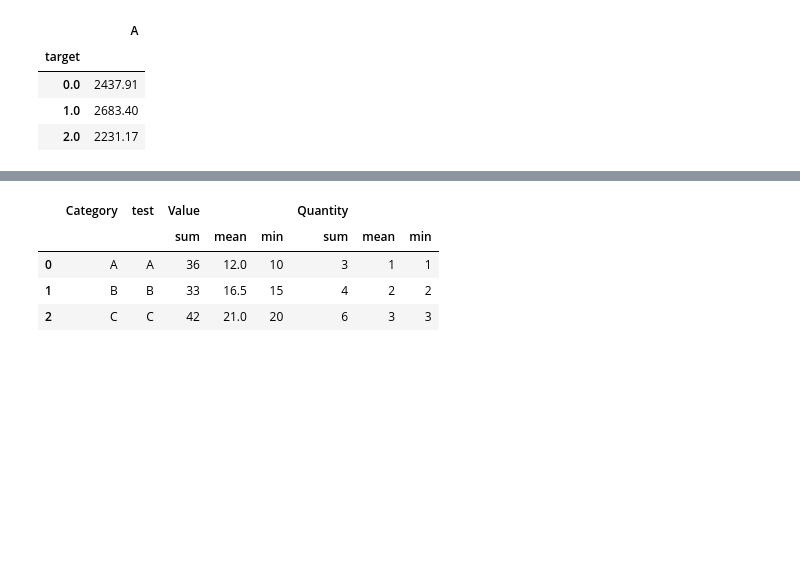
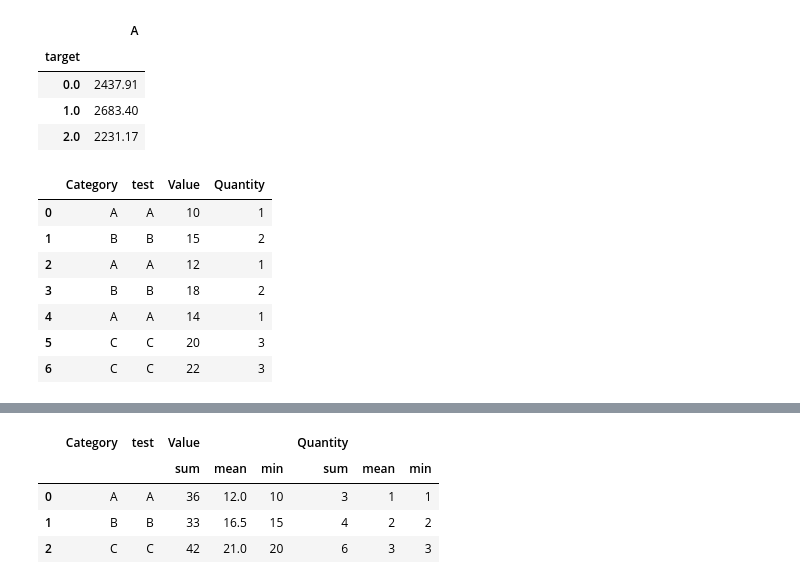
Before and after one commit to SahilBhutani09/Sahil-Assignments, a Jupyter notebook: DataFrames Good to Know/DataFrames Tutorials.ipynb, the cells around one changed output, grey strips where cells are left out. Cells and saved outputs as stored; diff of their text form; code cells hidden in the pictures; blank space fills up the shorter version.

```diff
--- a/DataFrames Good to Know/DataFrames Tutorials.ipynb
+++ b/DataFrames Good to Know/DataFrames Tutorials.ipynb
@@ -277,6 +282,16 @@ newDf.groupby(["target"]).sum()
 # %%
 data = {'Category': ['A', 'B', 'A', 'B', 'A', 'C', 'C'],
         'test': ['A', 'B', 'A', 'B', 'A', 'C', 'C'],
         'Value': [10, 15, 12, 18, 14, 20, 22],
         'Quantity': [1, 2, 1, 2, 1, 3, 3]}
 df = pd.DataFrame(data)
+df
+# %% [output]
+|  | Category | test | Value | Quantity |
+| 0 | A | A | 10 | 1 |
+| 1 | B | B | 15 | 2 |
+| 2 | A | A | 12 | 1 |
+| 3 | B | B | 18 | 2 |
+| 4 | A | A | 14 | 1 |
+| 5 | C | C | 20 | 3 |
+| 6 | C | C | 22 | 3 |
```
Also changed, not shown: parts of 2 cells of this notebook.
